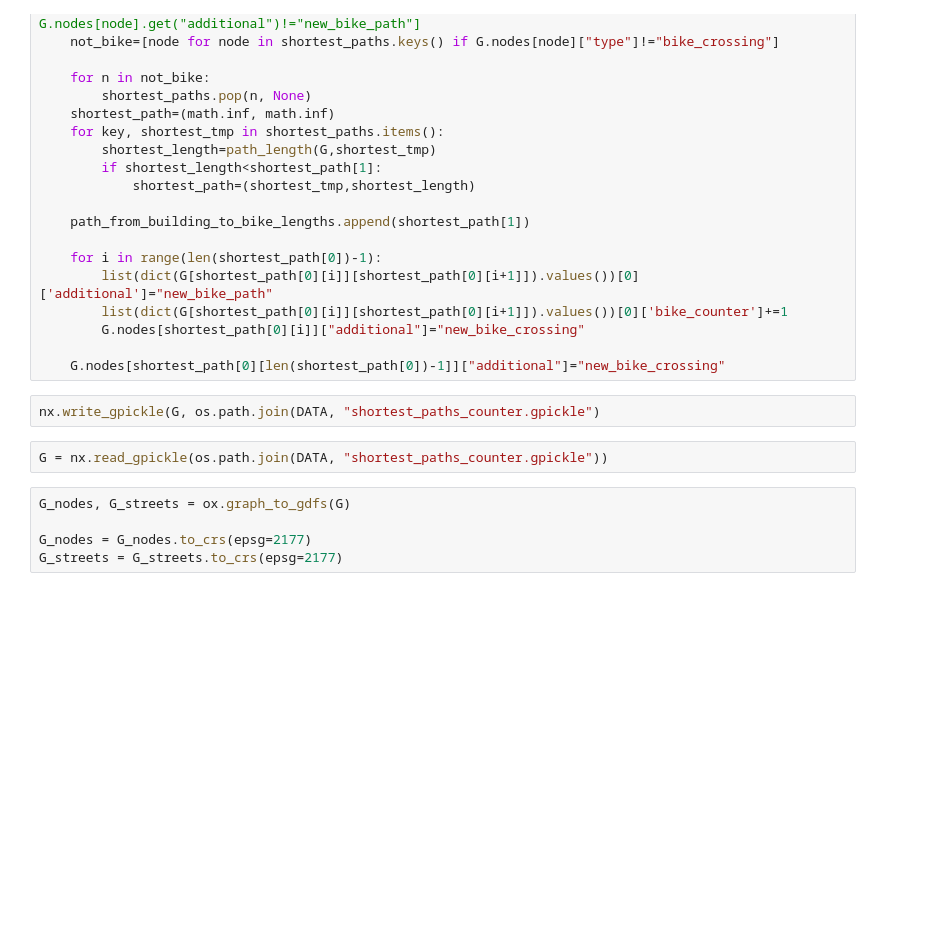
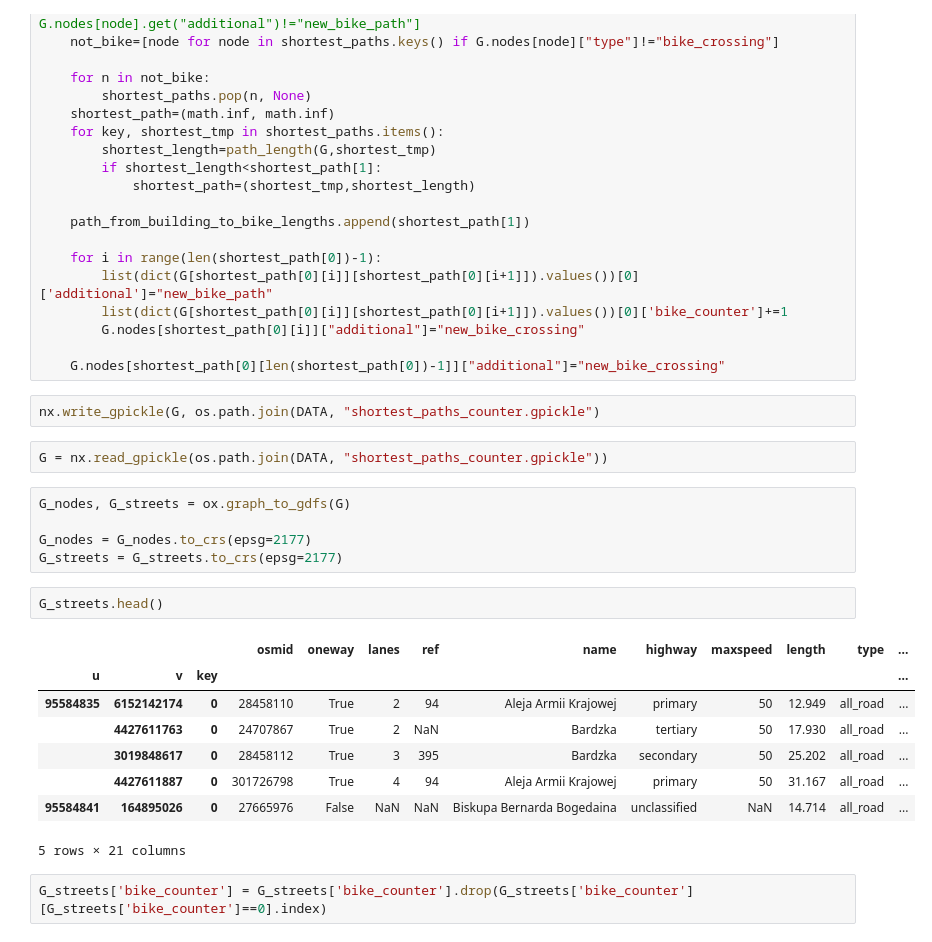
Before and after one commit to artantica/road-builder-prediction, a Jupyter notebook: number_of_bike.ipynb, the cells around one changed output. Cells and saved outputs as stored; diff of their text form; blank space fills up the shorter version.

```diff
--- a/number_of_bike.ipynb
+++ b/number_of_bike.ipynb
@@ -77,3 +77,16 @@ G_nodes, G_streets = ox.graph_to_gdfs(G)
 
 G_nodes = G_nodes.to_crs(epsg=2177)
 G_streets = G_streets.to_crs(epsg=2177)
+# %%
+G_streets.head()
+# %% [output]
+|  |  |  | osmid | oneway | lanes | ref | name | highway | maxspeed | length | type | ... |
+| u | v | key |  |  |  |  |  |  |  |  |  | ... |
+| 95584835 | 6152142174 | 0 | 28458110 | True | 2 | 94 | Aleja Armii Krajowej | primary | 50 | 12.949 | all_road | ... |
+|  | 4427611763 | 0 | 24707867 | True | 2 | NaN | Bardzka | tertiary | 50 | 17.930 | all_road | ... |
+|  | 3019848617 | 0 | 28458112 | True | 3 | 395 | Bardzka | secondary | 50 | 25.202 | all_road | ... |
+|  | 4427611887 | 0 | 301726798 | True | 4 | 94 | Aleja Armii Krajowej | primary | 50 | 31.167 | all_road | ... |
+| 95584841 | 164895026 | 0 | 27665976 | False | NaN | NaN | Biskupa Bernarda Bogedaina | unclassified | NaN | 14.714 | all_road | ... |
+5 rows × 21 columns
+# %%
+G_streets['bike_counter'] = G_streets['bike_counter'].drop(G_streets['bike_counter'][G_streets['bike_counter']==0].index)
```
Also changed, not shown: parts of 5 cells of this notebook, 1 other file.
